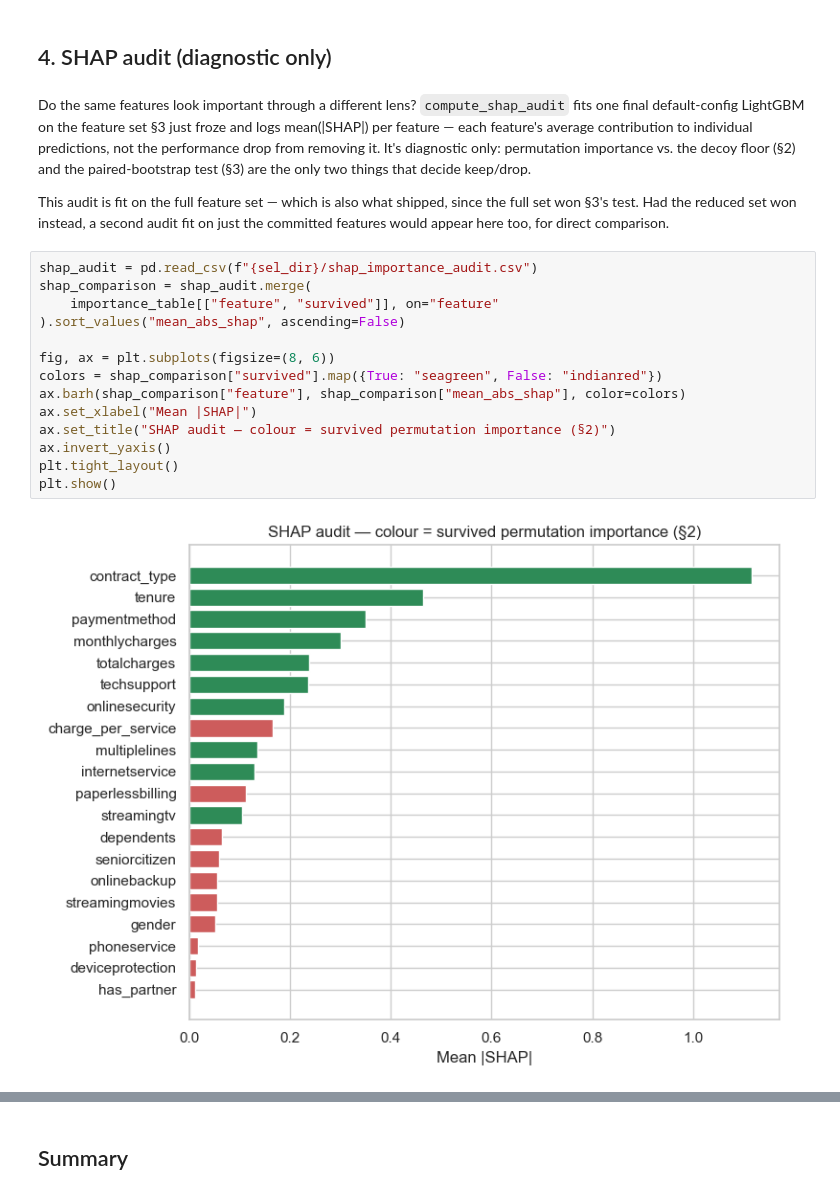
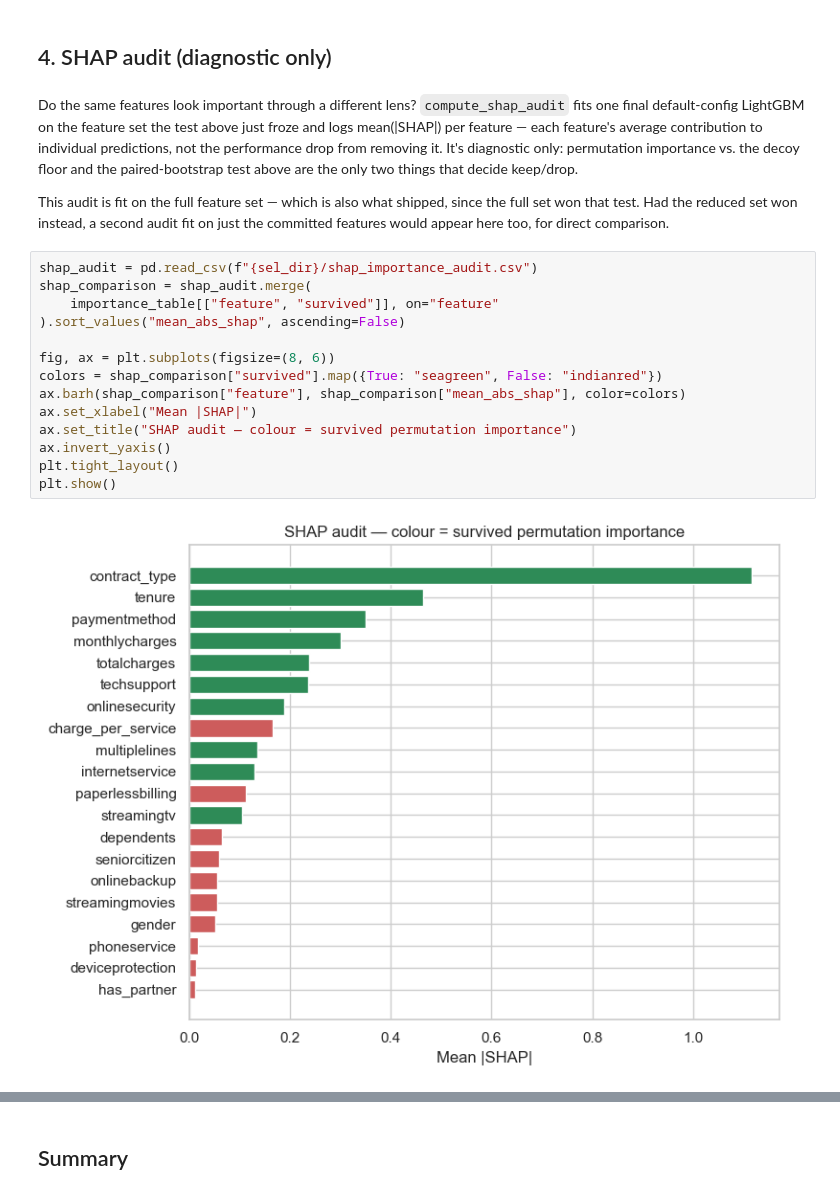
Before and after one commit to Ampofowaa/TelcoChurn_PortfolioProject, a Jupyter notebook: notebooks/03b-feature-selection.ipynb, the cells around one changed output, grey strips where cells are left out. Saved outputs shown, nothing was run; the diff lists cells and outputs as text.

```diff
--- a/notebooks/03b-feature-selection.ipynb
+++ b/notebooks/03b-feature-selection.ipynb
@@ -355,23 +355,23 @@ So why do any of these 10 stay in the model at all — including `gender` and `p
 # %% [markdown]
 ## 4. SHAP audit (diagnostic only)
 # %% [markdown]
-Do the same features look important through a different lens? `compute_shap_audit` fits one final default-config LightGBM on the feature set §3 just froze and logs mean(|SHAP|) per feature — each feature's average contribution to individual predictions, not the performance drop from removing it. It's diagnostic only: permutation importance vs. the decoy floor (§2) and the paired-bootstrap test (§3) are the only two things that decide keep/drop.
+Do the same features look important through a different lens? `compute_shap_audit` fits one final default-config LightGBM on the feature set the test above just froze and logs mean(|SHAP|) per feature — each feature's average contribution to individual predictions, not the performance drop from removing it. It's diagnostic only: permutation importance vs. the decoy floor and the paired-bootstrap test above are the only two things that decide keep/drop.
 
-This audit is fit on the full feature set — which is also what shipped, since the full set won §3's test. Had the reduced set won instead, a second audit fit on just the committed features would appear here too, for direct comparison.
+This audit is fit on the full feature set — which is also what shipped, since the full set won that test. Had the reduced set won instead, a second audit fit on just the committed features would appear here too, for direct comparison.
 # %%
 shap_audit = pd.read_csv(f"{sel_dir}/shap_importance_audit.csv")
 shap_comparison = shap_audit.merge(
     importance_table[["feature", "survived"]], on="feature"
 ).sort_values("mean_abs_shap", ascending=False)
 
 fig, ax = plt.subplots(figsize=(8, 6))
 colors = shap_comparison["survived"].map({True: "seagreen", False: "indianred"})
 ax.barh(shap_comparison["feature"], shap_comparison["mean_abs_shap"], color=colors)
 ax.set_xlabel("Mean |SHAP|")
-ax.set_title("SHAP audit — colour = survived permutation importance (§2)")
+ax.set_title("SHAP audit — colour = survived permutation importance")
 ax.invert_yaxis()
 plt.tight_layout()
 plt.show()
 # %% [output]
-[figure, old version]
+[figure, new version]
 # %% [markdown]
```
Also changed, not shown: parts of 10 cells of this notebook, 5 other files.
